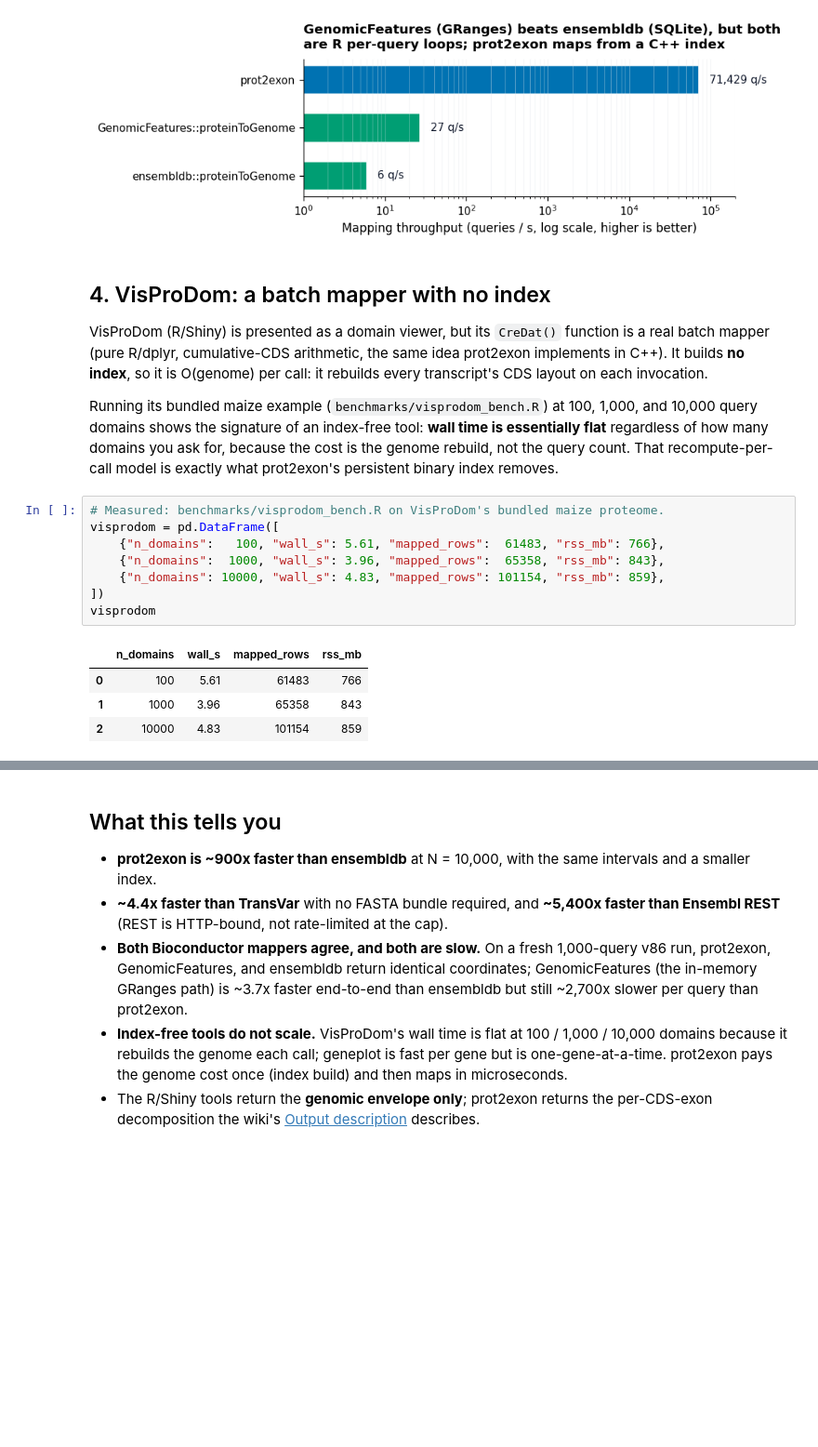
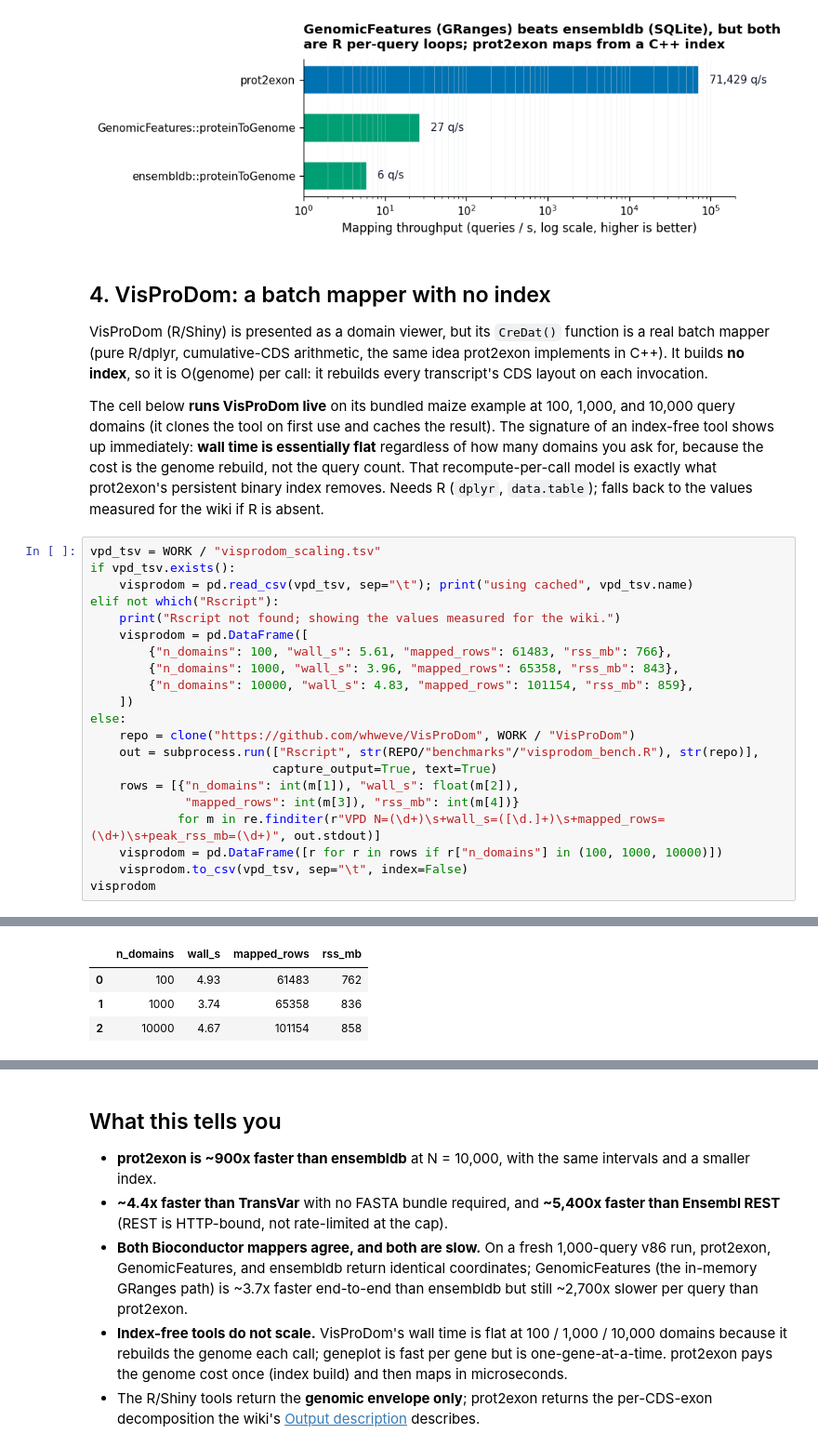
Before and after one commit to SotoLF/fastCDS, a Jupyter notebook: notebooks/software_comparison.ipynb, the cells around one changed output, grey strips where cells are left out. Shown at 93% size. Cells and saved outputs as stored; diff of their text form; blank space fills up the shorter version.

```diff
--- a/notebooks/software_comparison.ipynb
+++ b/notebooks/software_comparison.ipynb
@@ -265,22 +284,32 @@ the same idea prot2exon implements in C++). It builds **no index**, so it
 is O(genome) per call: it rebuilds every transcript's CDS layout on each
 invocation.
 
-Running its bundled maize example (`benchmarks/visprodom_bench.R`) at
-100, 1,000, and 10,000 query domains shows the signature of an index-free
-tool: **wall time is essentially flat** regardless of how many domains
-you ask for, because the cost is the genome rebuild, not the query
-count. That recompute-per-call model is exactly what prot2exon's
-persistent binary index removes.
+The cell below **runs VisProDom live** on its bundled maize example at 100,
+1,000, and 10,000 query domains (it clones the tool on first use and caches the
+result). The signature of an index-free tool shows up immediately: **wall time
+is essentially flat** regardless of how many domains you ask for, because the
+cost is the genome rebuild, not the query count. That recompute-per-call model
+is exactly what prot2exon's persistent binary index removes. Needs R (`dplyr`,
+`data.table`); falls back to the values measured for the wiki if R is absent.
-# %%
-# Measured: benchmarks/visprodom_bench.R on VisProDom's bundled maize proteome.
-visprodom = pd.DataFrame([
-    {"n_domains":   100, "wall_s": 5.61, "mapped_rows":  61483, "rss_mb": 766},
-    {"n_domains":  1000, "wall_s": 3.96, "mapped_rows":  65358, "rss_mb": 843},
-    {"n_domains": 10000, "wall_s": 4.83, "mapped_rows": 101154, "rss_mb": 859},
-])
-visprodom
-# %% [output]
-|  | n_domains | wall_s | mapped_rows | rss_mb |
-| 0 | 100 | 5.61 | 61483 | 766 |
-| 1 | 1000 | 3.96 | 65358 | 843 |
-| 2 | 10000 | 4.83 | 101154 | 859 |
+# %%
+vpd_tsv = WORK / "visprodom_scaling.tsv"
+if vpd_tsv.exists():
+    visprodom = pd.read_csv(vpd_tsv, sep="\t"); print("using cached", vpd_tsv.name)
+elif not which("Rscript"):
+    print("Rscript not found; showing the values measured for the wiki.")
+    visprodom = pd.DataFrame([
+        {"n_domains": 100, "wall_s": 5.61, "mapped_rows": 61483, "rss_mb": 766},
+        {"n_domains": 1000, "wall_s": 3.96, "mapped_rows": 65358, "rss_mb": 843},
+        {"n_domains": 10000, "wall_s": 4.83, "mapped_rows": 101154, "rss_mb": 859},
+    ])
+else:
+    repo = clone("https://github.com/whweve/VisProDom", WORK / "VisProDom")
+    out = subprocess.run(["Rscript", str(REPO/"benchmarks"/"visprodom_bench.R"), str(repo)],
+                         capture_output=True, text=True)
+    rows = [{"n_domains": int(m[1]), "wall_s": float(m[2]),
+             "mapped_rows": int(m[3]), "rss_mb": int(m[4])}
+            for m in re.finditer(r"VPD N=(\d+)\s+wall_s=([\d.]+)\s+mapped_rows=(\d+)\s+peak_rss_mb=(\d+)", out.stdout)]
+    visprodom = pd.DataFrame([r for r in rows if r["n_domains"] in (100, 1000, 10000)])
+    visprodom.to_csv(vpd_tsv, sep="\t", index=False)
+visprodom
+# %% [output]
@@ -287,3 +317,7 @@ visprodom
+|  | n_domains | wall_s | mapped_rows | rss_mb |
+| 0 | 100 | 4.93 | 61483 | 762 |
+| 1 | 1000 | 3.74 | 65358 | 836 |
+| 2 | 10000 | 4.67 | 101154 | 858 |
 # %%
 fig, ax = plt.subplots(figsize=(7.8, 3.4))
 ax.plot(visprodom['n_domains'], visprodom['wall_s'], 'o-',
```
Also changed, not shown: parts of 5 cells of this notebook.
